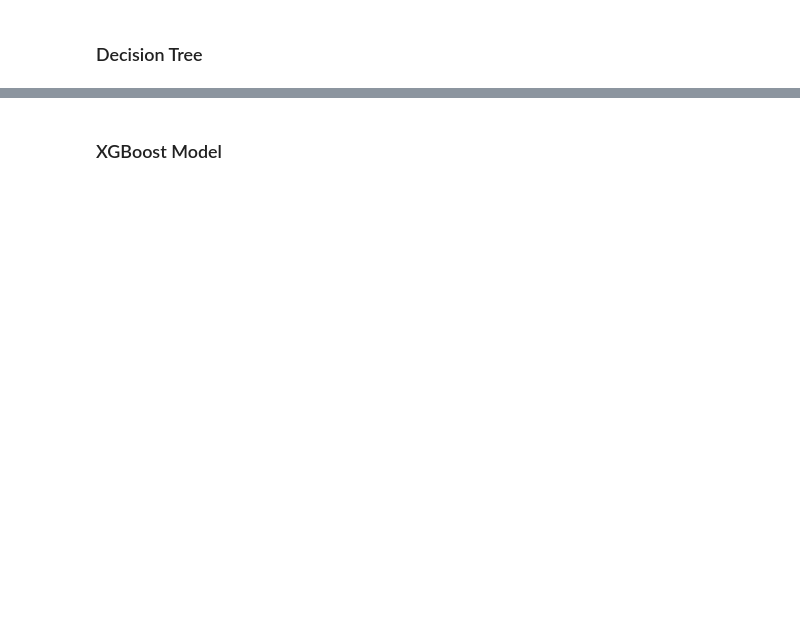
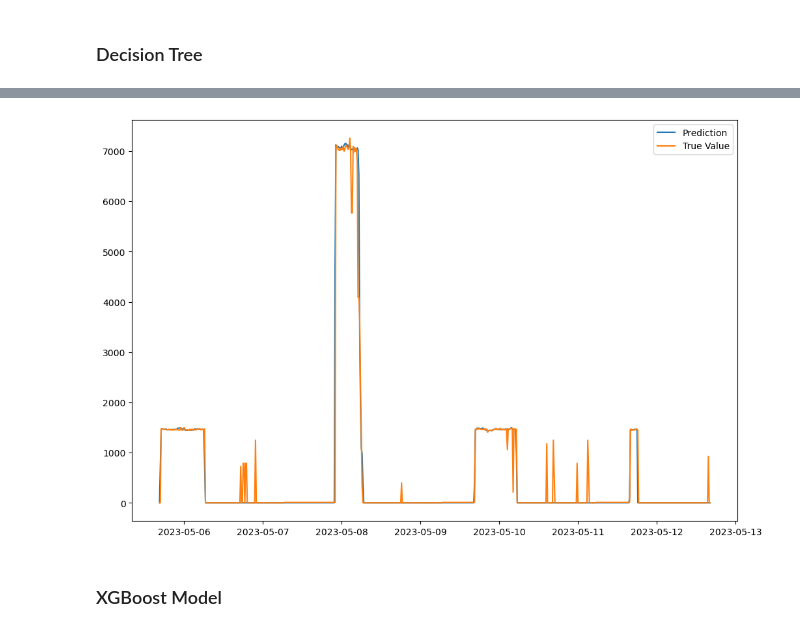
Before and after one commit to Clement-Quaye/EV-Analysis-and-the-Energy-Transition, a Jupyter notebook: Models/EV_Model - Univariate.ipynb, the cells around one changed output, grey strips where cells are left out. Drawn from its saved outputs; the diff is of its cells as text; code cells hidden in the pictures; blank space fills up the shorter version.

```diff
--- a/Models/EV_Model - Univariate.ipynb
+++ b/Models/EV_Model - Univariate.ipynb
@@ -293,3 +293,7 @@ plot_predictions(df12_scaled, train_predict, test_predict, 96, scaler)
+# %%
+new_plot(test_actual, test_predict, df12_resampled, num_day=7)
+# %% [output]
+[figure, added]
 # %% [markdown]
 ### XGBoost Model
 # %%
```
Also changed, not shown: parts of 8 cells of this notebook.
